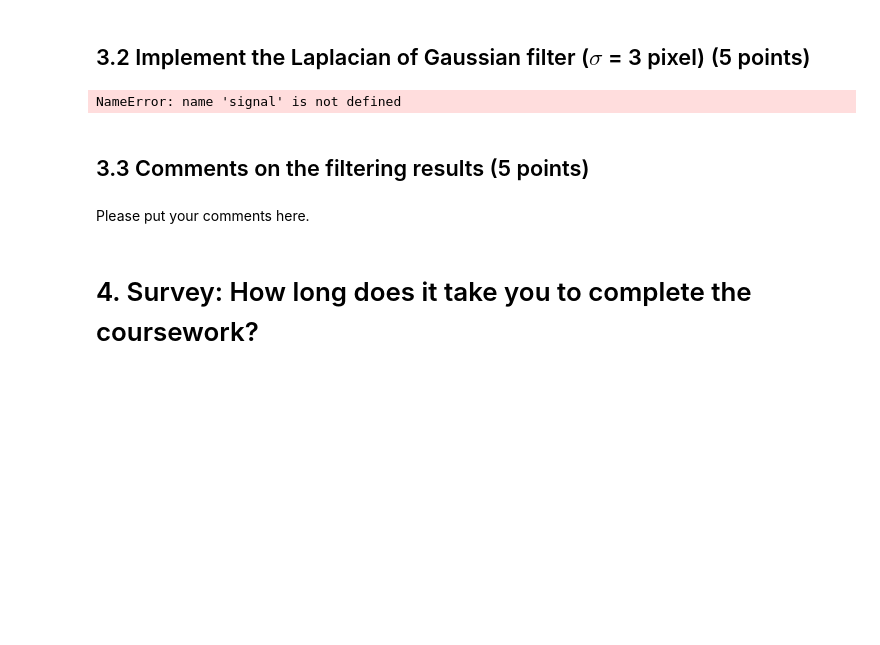
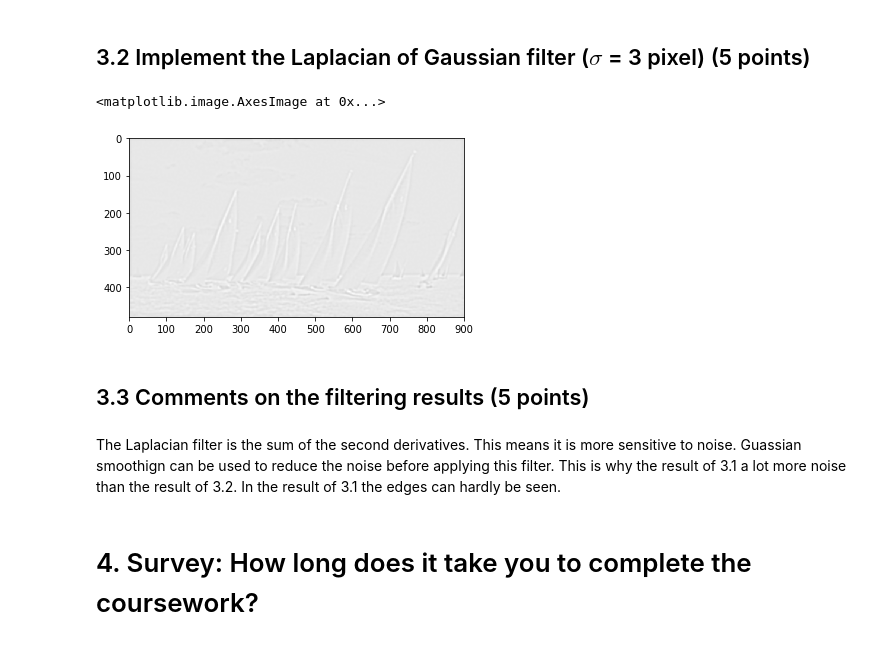
Before and after one commit to namanwahi/ComputerVision2018-19, a Jupyter notebook: coursework_1/coursework_1.ipynb, the cells around one changed output. Cells and saved outputs as stored; diff of their text form; code cells hidden in the pictures; blank space fills up the shorter version.

```diff
--- a/coursework_1/coursework_1.ipynb
+++ b/coursework_1/coursework_1.ipynb
@@ -186,11 +186,21 @@ def gaussian_filter_2d(sigma):
         for j in range(sz):
             x = i - rad
             y = j - rad
+            # -(x^2 + y^2) initially to then malipulate
             h[i][j] = -(x ** 2 + y ** 2)
 
+    # divide by 2 * sigma^2
     h = np.true_divide(h , exp_denom)
+
+    # exponentiate
     h = np.exp(h)
+
+    # divide by 2 * sigma^2 * PI
     h = np.true_divide(h, denom)
+
+    # normalise
+    h = np.true_divide(h, np.sum(h))
+
     return h
 
 # Display the Gaussian filter when sigma = 3 pixel
@@ -262,12 +272,22 @@ def gaussian_filter_1d(sigma):
     denom =  exp_denom * math.pi
 
     h = np.arange(-rad, rad + 1);
+
+    # element wise square and negate
     h = np.square(h)
     h = np.negative(h)
+
+    # divide by 2 * sigma^2
     h = np.true_divide(h, exp_denom)
+
+    # exponentiate
     h = np.exp(h)
+
+    # divide by 2 * sigma^2 * PI
     h = np.true_divide(h, denom)
 
+    # normalise
+    h = np.true_divide(h, np.sum(h))
     return h
 
 # Display the Gaussian filters when sigma = 7 pixel
@@ -346,31 +376,32 @@ plt.imshow(lap, cmap='gray')
 # %%
 # Design the Gaussian filter
 sigma = 3
 
 # The Gaussian filter along x-axis
 h_x = gaussian_filter_1d(sigma)
 h_x = np.expand_dims(h_x, axis=0)
 
 # The Gaussian filter along y-axis
 h_y = gaussian_filter_1d(sigma)
 h_y = np.expand_dims(h_y, axis=-1)
 
 # Gaussian smoothing
 image_smoothed = scipy.signal.convolve2d(image_noisy, h_x, mode='same')
 image_smoothed = scipy.signal.convolve2d(image_smoothed, h_y, mode='same')
 
 # Design the Laplacian filter
-h = []
+h = getLaplacian()
 
 # Laplacian filtering
-lap = scipysignal.convolve2d(image_smoothed, h, mode='same')
+lap = scipy.signal.convolve2d(image_smoothed, h, mode='same')
 plt.imshow(lap, cmap='gray')
 # %% [output]
-NameError: name 'signal' is not defined
+<matplotlib.image.AxesImage at 0x...>
+[figure, added]
 # %% [markdown]
 ## 3.3 Comments on the filtering results (5 points)
-# %% [markdown]
-Please put your comments here.
+# %% [markdown]
+The Laplacian filter is the sum of the second derivatives. This means it is more sensitive to noise. Guassian smoothign can be used to reduce the noise before applying this filter. This is why the result of 3.1 a lot more noise than the result of 3.2. In the result of 3.1 the edges can hardly be seen.
 # %% [markdown]
 # 4. Survey: How long does it take you to complete the coursework?
 # %% [markdown]
```
Also changed, not shown: parts of 8 cells of this notebook.
